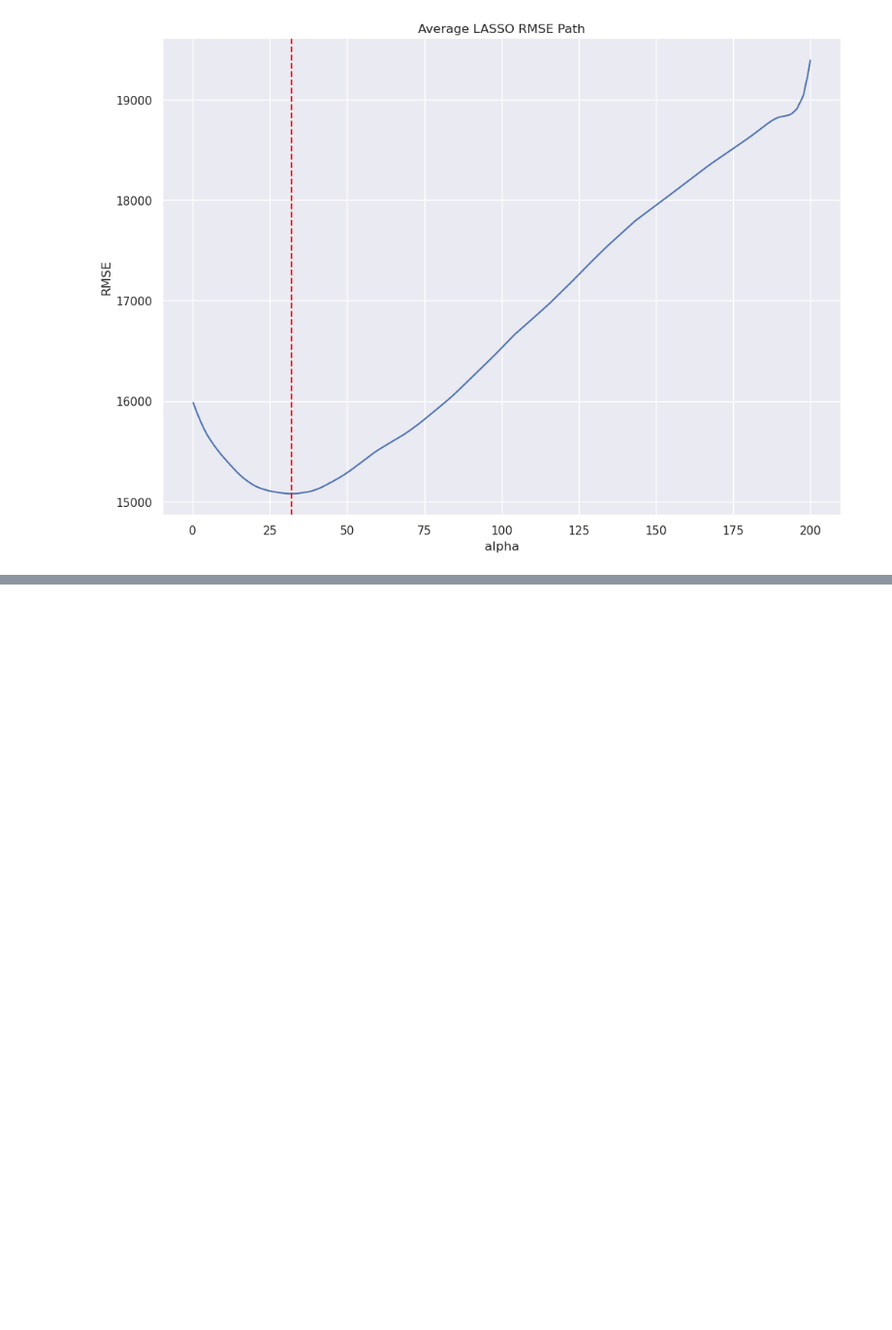
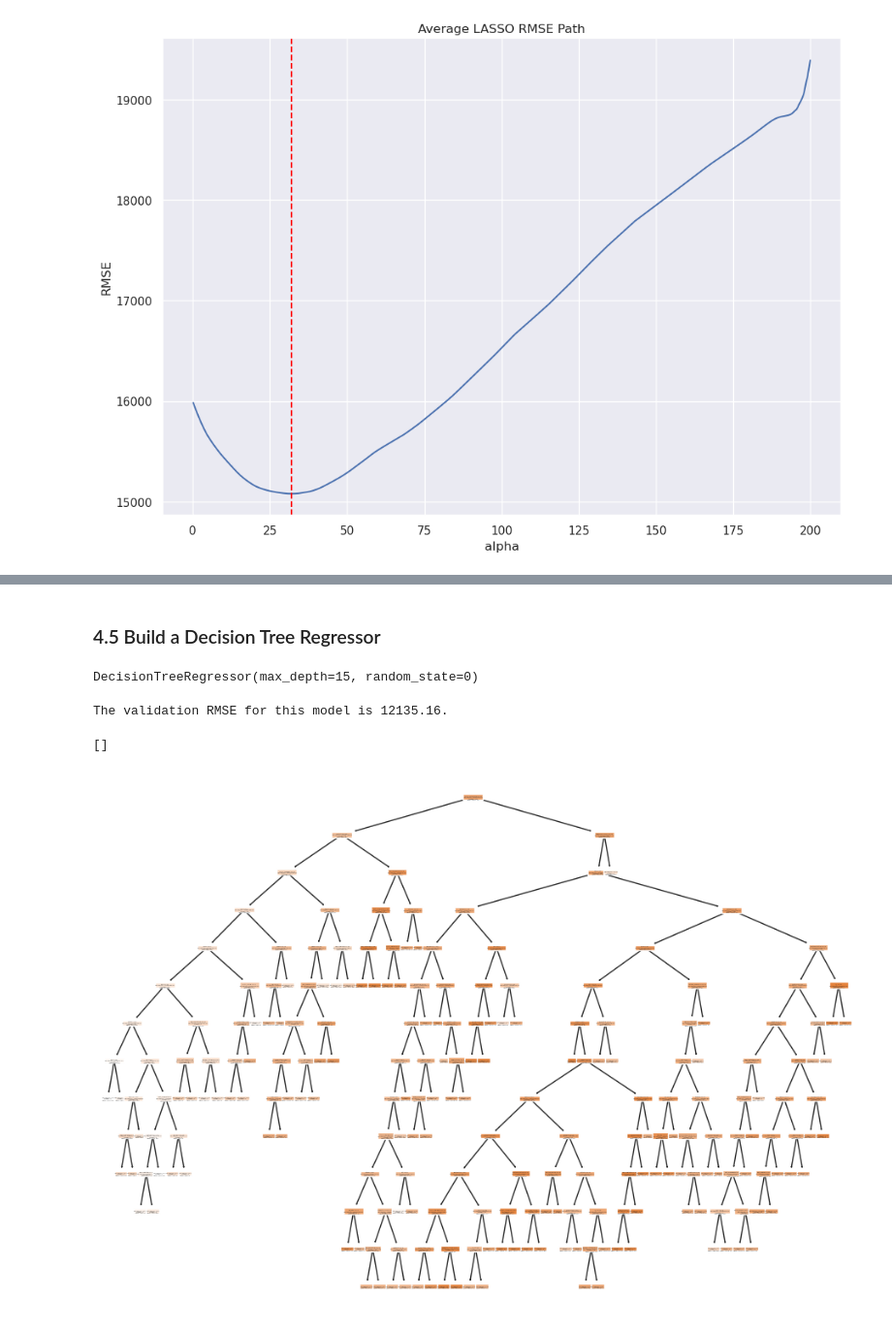
Before and after one commit to trav-d13/Data-Science-Job-Market-Analysis, a Jupyter notebook: eda.ipynb, the cells around one changed output, grey strips where cells are left out. Shown at 97% size. Cells and saved outputs as stored; diff of their text form; code cells hidden in the pictures; blank space fills up the shorter version.

```diff
--- a/eda.ipynb
+++ b/eda.ipynb
@@ -371,0 +380,23 @@ plt.plot()
+# %% [markdown]
+### 4.5 Build a Decision Tree Regressor
+# %%
+X, y = process_data(df)  # Regenerate the test-train datasets
+X_train, X_test, y_train, y_test = train_test_split(X, y, test_size=0.2, random_state=42)
+y_test = y_test.astype(float)
+# %%
+dec_tree_model = DecisionTreeRegressor(random_state=0, max_depth=15)
+dec_tree_model.fit(X_train, y_train)
+# %% [output]
+DecisionTreeRegressor(max_depth=15, random_state=0)
+# %%
+y_predicted = dec_tree_model.predict(X_test).astype(float)
+print(f'The validation RMSE for this model is '
+      f'{round(rmse(y_test, y_predicted), 2)}.')
+# %% [output]
+The validation RMSE for this model is 12135.16.
+# %%
+tree.plot_tree(dec_tree_model, feature_names= X_train.columns, filled=True)
+plt.plot()
+# %% [output]
+[]
+[figure, added]
```
Also changed, not shown: parts of 15 cells of this notebook.
